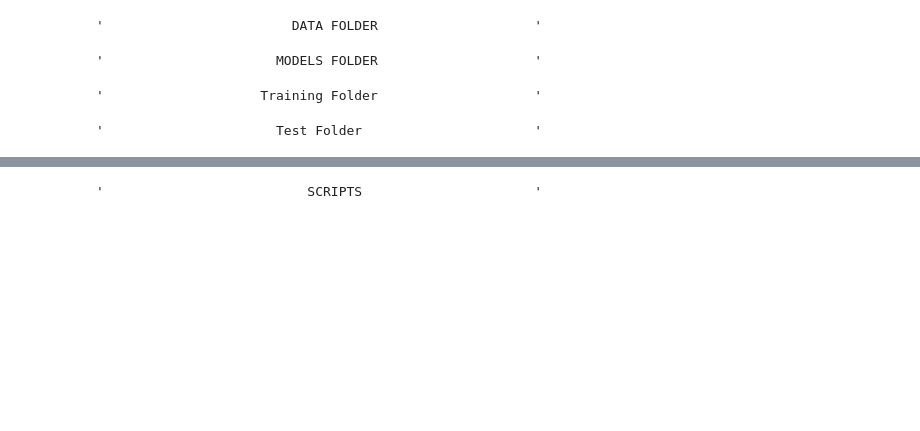
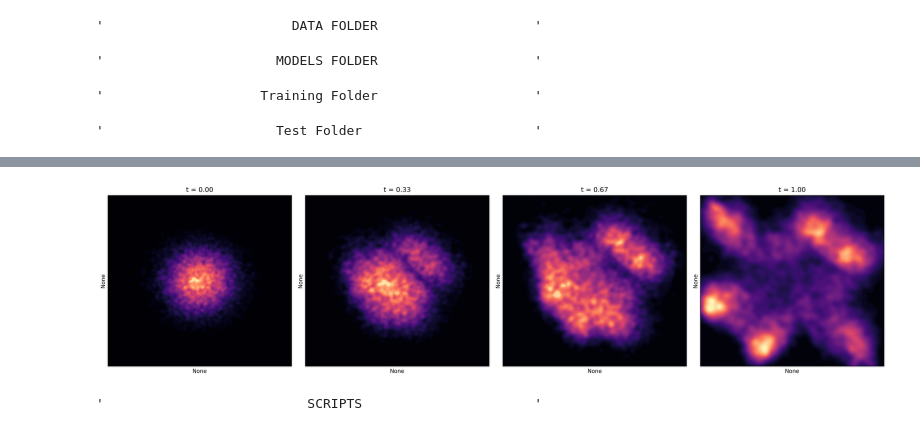
Before and after one commit to rfleckp/ContNormFlows, a Jupyter notebook: ContNF.ipynb, the cells around one changed output, grey strips where cells are left out. Cells and saved outputs as stored; diff of their text form; code cells hidden in the pictures; blank space fills up the shorter version.

```diff
--- a/ContNF.ipynb
+++ b/ContNF.ipynb
@@ -1881,2 +1907,4 @@ def plot_toy_flow2(model_path: str, samples: int=1000,  seed: int=3):
 # %%
-#toy_density_estimation1("moons/node/models/9000_model.pt")
+toy_density_estimation2("checkerboard/node/models/10000_model.pt")
+# %% [output]
+[figure, added]
```
Also changed, not shown: parts of 14 cells of this notebook, 1 other file.
